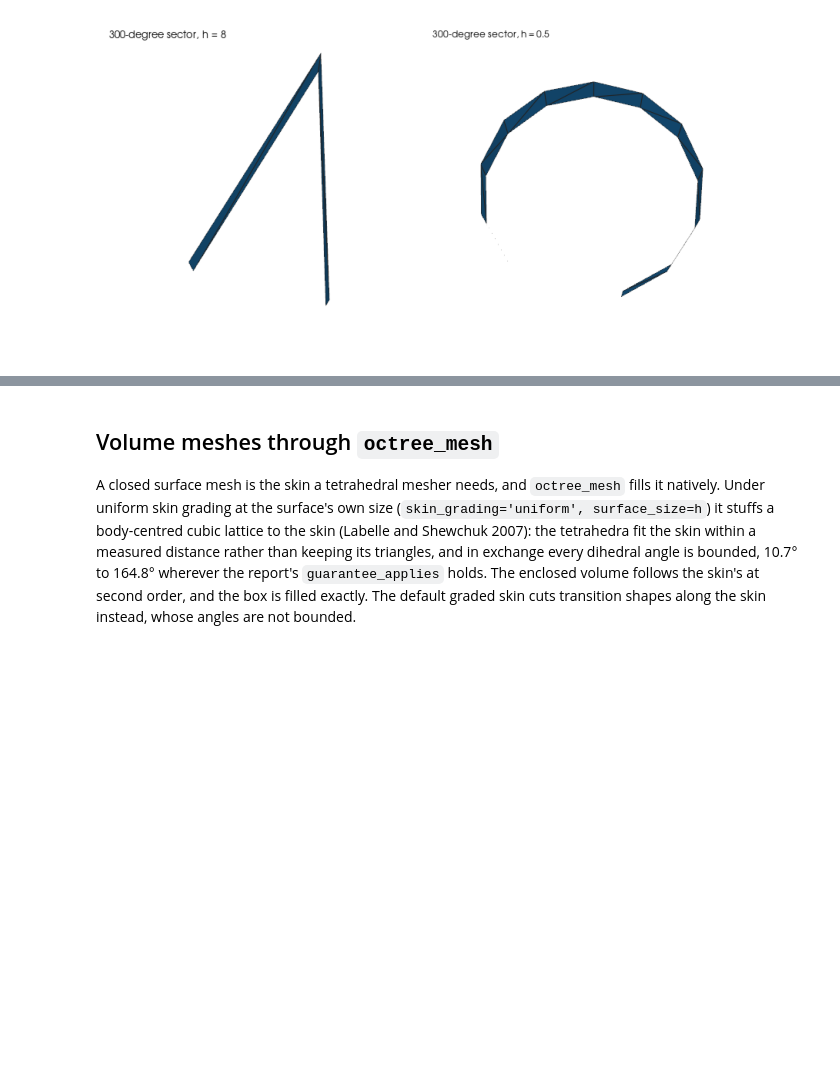
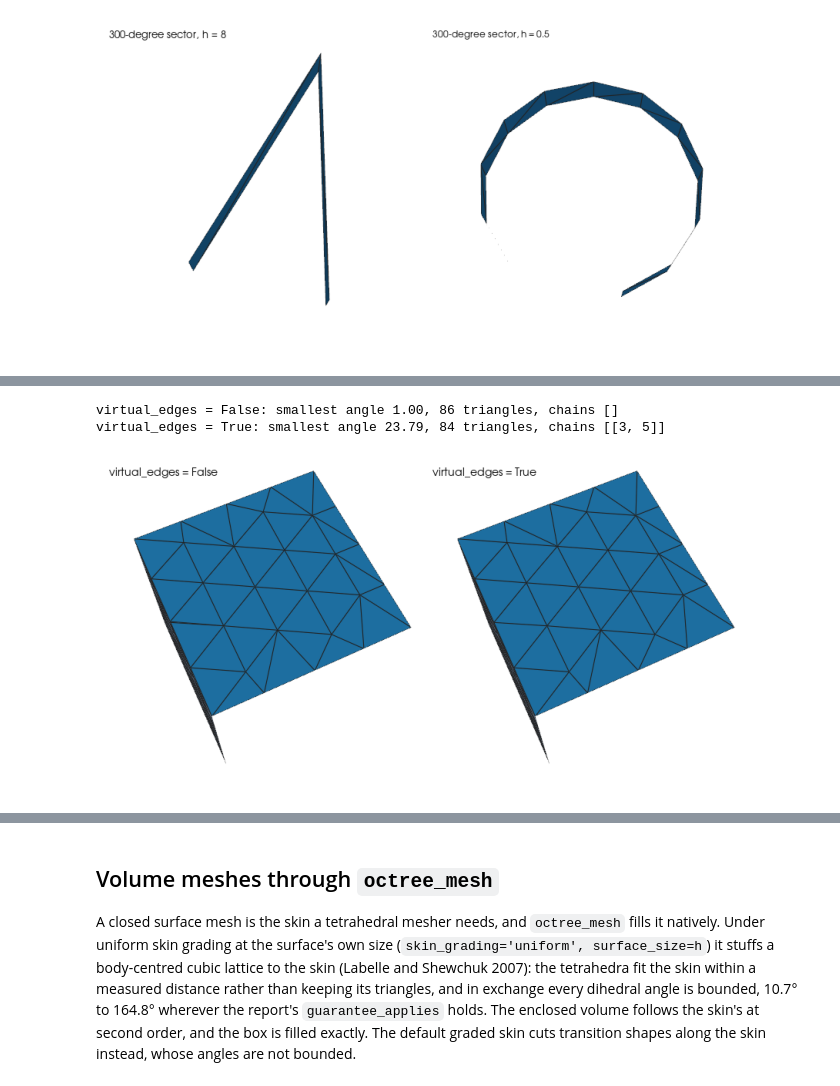
Before and after one commit to loumalouomega/meshioplusplus, a Jupyter notebook: example/python/42_mesh_cad_surface.ipynb, the cells around one changed output, grey strips where cells are left out. Saved outputs shown, nothing was run; the diff lists cells and outputs as text; code cells hidden in the pictures; blank space fills up the shorter version.

```diff
--- a/example/python/42_mesh_cad_surface.ipynb
+++ b/example/python/42_mesh_cad_surface.ipynb
@@ -754,0 +779,13 @@ h = 0.5: failed 0, triangles 22, refinement points 0, every triangle faces out:
+# %%
+rim = mp.read(CAD / 'split_rim.cad.json')
+pair = {}
+for virtual in (False, True):
+    out, r = mp.mesh_cad_surface(rim, 0.25, virtual_edges=virtual, return_report=True)
+    pair[f'virtual_edges = {virtual}'] = out
+    print(f'virtual_edges = {virtual}: smallest angle {r["min_angle_deg"]:.2f}, '
+          f'{r["num_triangles"]} triangles, chains {r["virtual_edges"]}')
+render(list(pair.values()), list(pair), 'mesh_cad_virtual_edges', view=(30, -70))
+# %% [output]
+virtual_edges = False: smallest angle 1.00, 86 triangles, chains []
+virtual_edges = True: smallest angle 23.79, 84 triangles, chains [[3, 5]]
+[figure, added]
```
Also changed, not shown: parts of 9 cells of this notebook, 20 other files.
